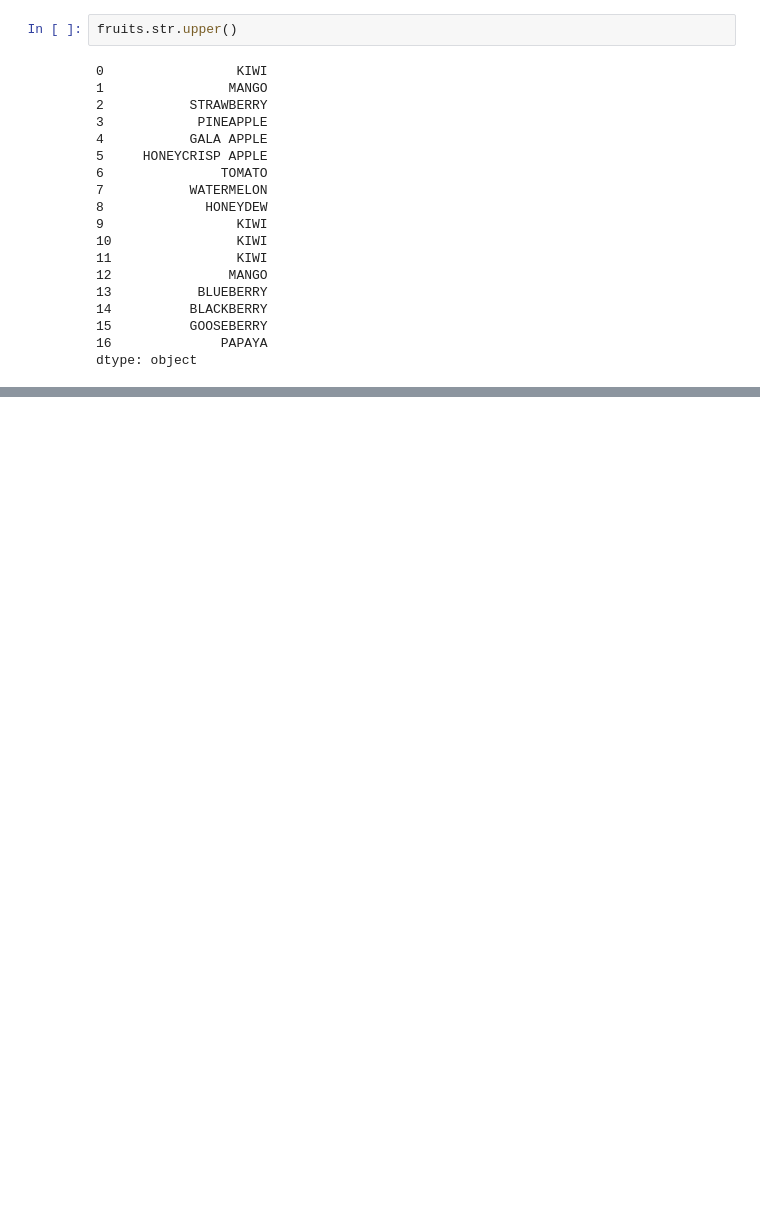
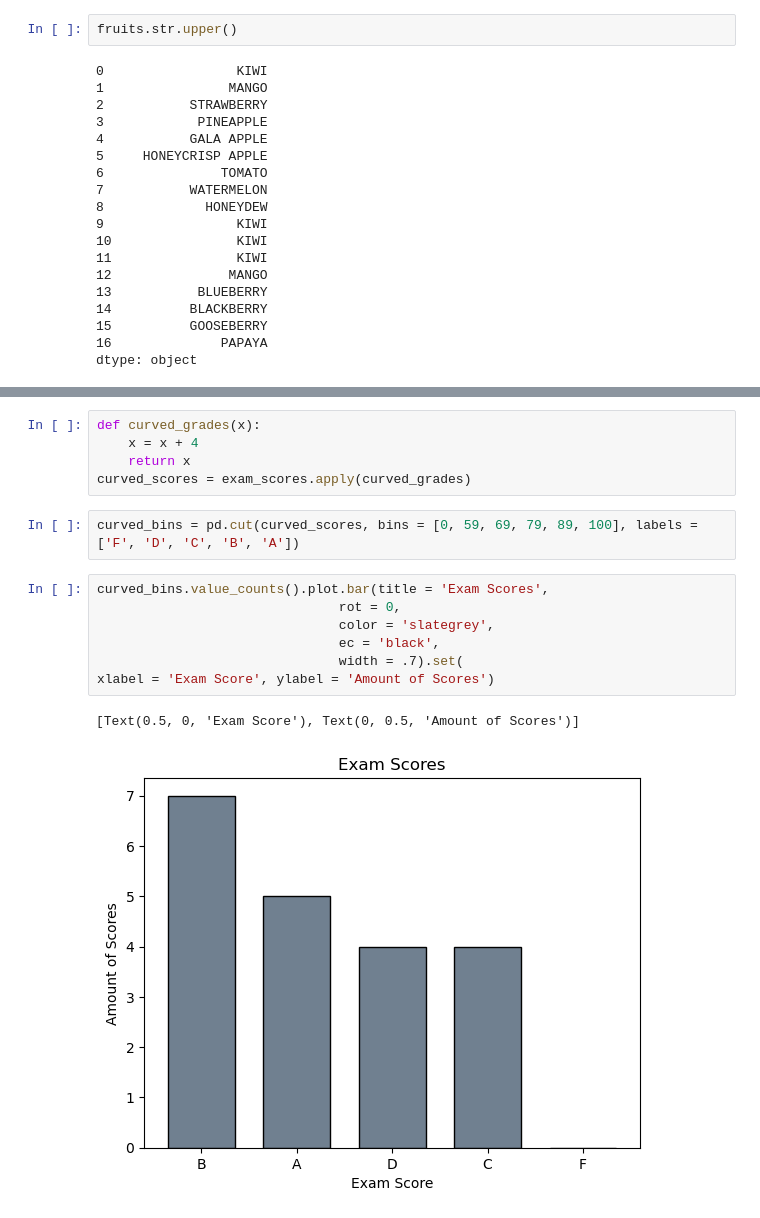
Before and after one commit to akonstans/data_science_libraries, a Jupyter notebook: pandas_series.ipynb, the cells around one changed output, grey strips where cells are left out. Drawn from its saved outputs; the diff is of its cells as text; blank space fills up the shorter version.

```diff
--- a/pandas_series.ipynb
+++ b/pandas_series.ipynb
@@ -127,0 +404,17 @@ fruits.count()
+# %%
+def curved_grades(x):
+    x = x + 4
+    return x
+curved_scores = exam_scores.apply(curved_grades)
+# %%
+curved_bins = pd.cut(curved_scores, bins = [0, 59, 69, 79, 89, 100], labels = ['F', 'D', 'C', 'B', 'A'])
+# %%
+curved_bins.value_counts().plot.bar(title = 'Exam Scores',
+                               rot = 0,
+                               color = 'slategrey',
+                               ec = 'black',
+                               width = .7).set(
+xlabel = 'Exam Score', ylabel = 'Amount of Scores')
+# %% [output]
+[Text(0.5, 0, 'Exam Score'), Text(0, 0.5, 'Amount of Scores')]
+[figure, added]
```
Also changed, not shown: parts of 40 cells of this notebook, 1 other file.
